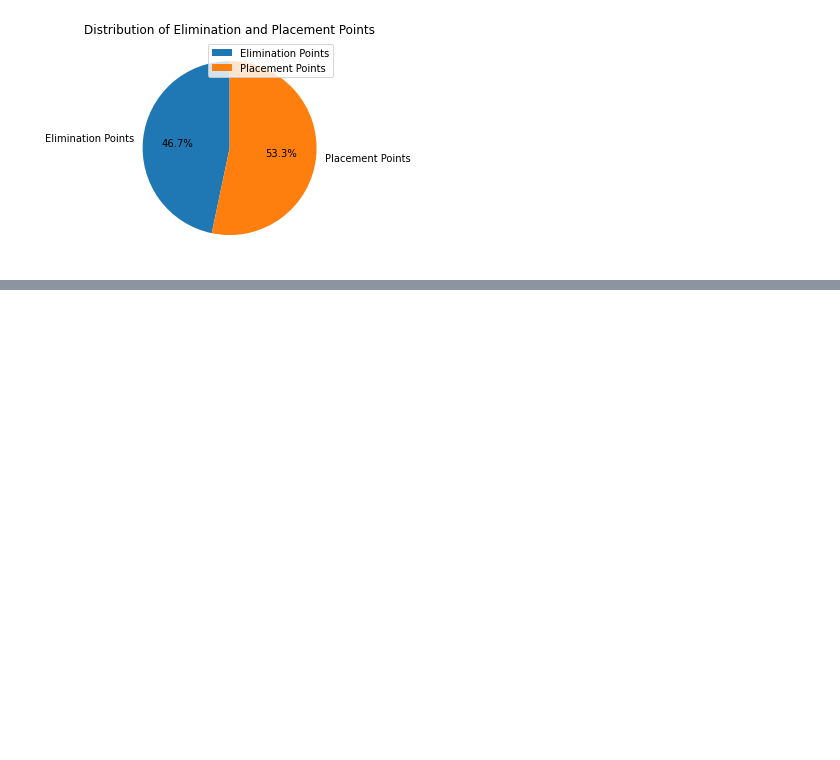
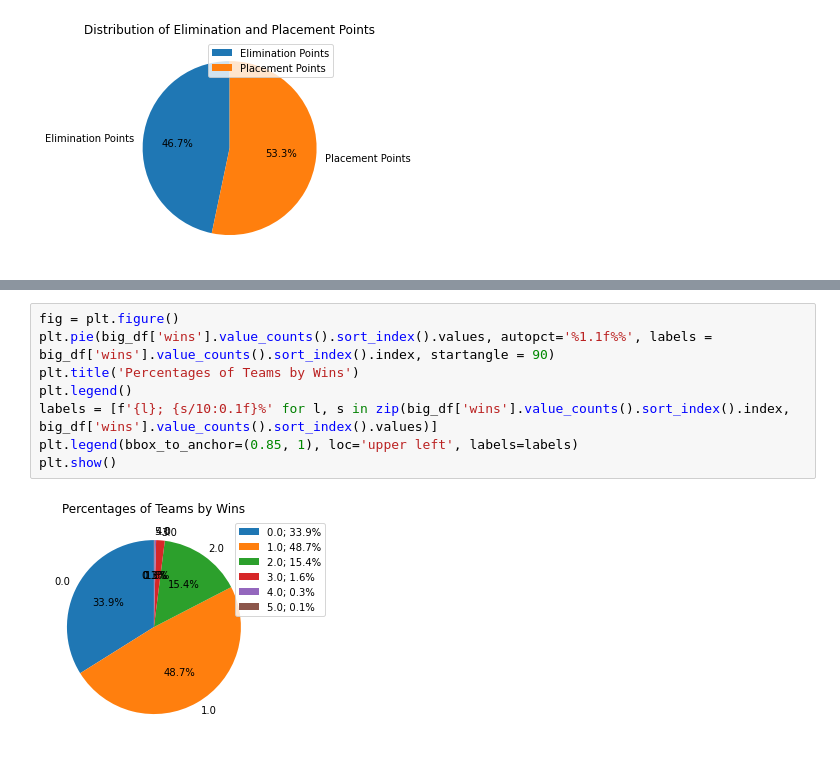
Before and after one commit to mlue02/eSportsStats, a Jupyter notebook: fnstats/fnstats.ipynb, the cells around one changed output, grey strips where cells are left out. Drawn from its saved outputs; the diff is of its cells as text; blank space fills up the shorter version.

```diff
--- a/fnstats/fnstats.ipynb
+++ b/fnstats/fnstats.ipynb
@@ -134,0 +215,10 @@ plt.show()
+# %%
+fig = plt.figure()
+plt.pie(big_df['wins'].value_counts().sort_index().values, autopct='%1.1f%%', labels = big_df['wins'].value_counts().sort_index().index, startangle = 90)
+plt.title('Percentages of Teams by Wins')
+plt.legend()
+labels = [f'{l}; {s/10:0.1f}%' for l, s in zip(big_df['wins'].value_counts().sort_index().index, big_df['wins'].value_counts().sort_index().values)]
+plt.legend(bbox_to_anchor=(0.85, 1), loc='upper left', labels=labels)
+plt.show()
+# %% [output]
+[figure, added]
```
Also changed, not shown: parts of 11 cells of this notebook, 1 other file.
